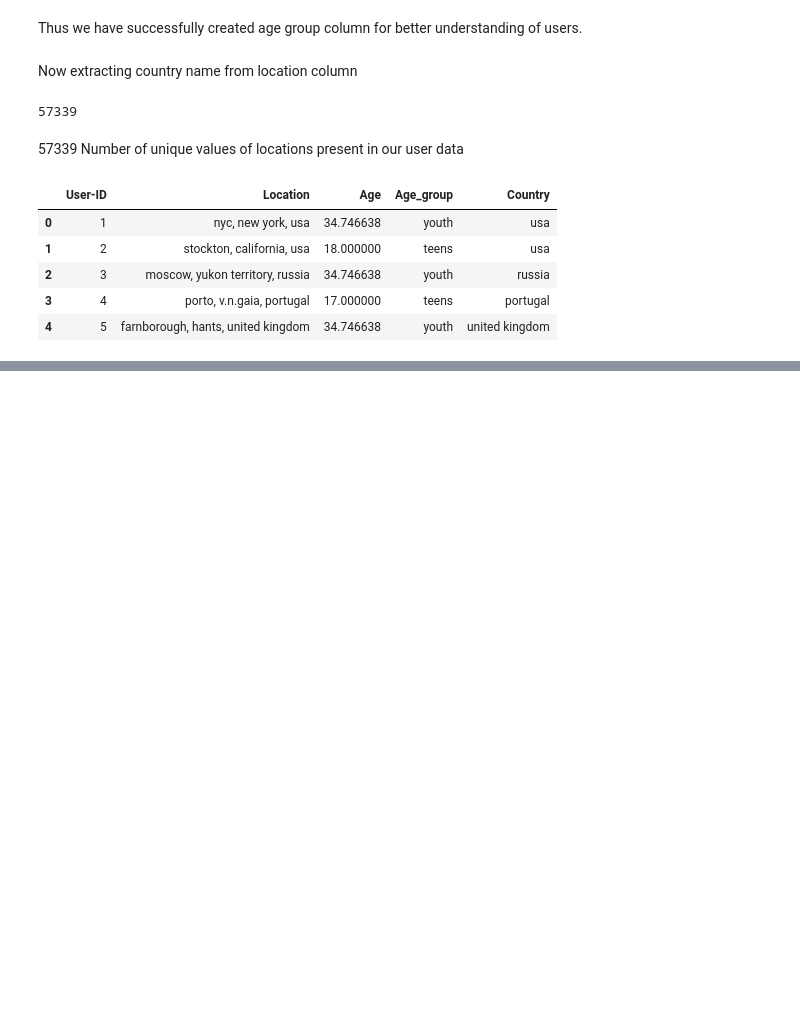
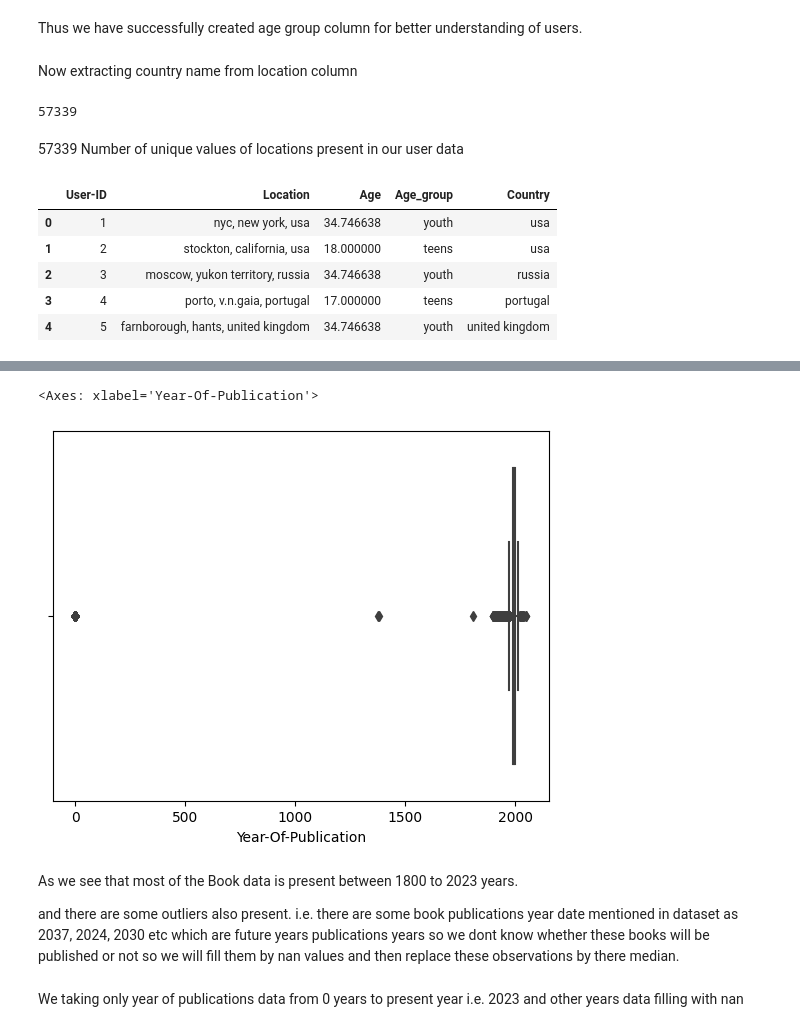
Before and after one commit to Suraj-7077/Unsupervised-ML-Book-Recommendation-system-Model, a Jupyter notebook: Unsupervised_ML_Capstone_Project_IV_.ipynb, the cells around one changed output, grey strips where cells are left out. Cells and saved outputs as stored; diff of their text form; code cells hidden in the pictures; blank space fills up the shorter version.

```diff
--- a/Unsupervised_ML_Capstone_Project_IV_.ipynb
+++ b/Unsupervised_ML_Capstone_Project_IV_.ipynb
@@ -382,0 +579,11 @@ user_df.head()
+# %%
+sns.boxplot(x='Year-Of-Publication', data= book_df)
+# %% [output]
+<Axes: xlabel='Year-Of-Publication'>
+[figure, added]
+# %% [markdown]
+As we see that most of the Book data is present between 1800 to 2023 years.
+
+and there are some outliers also present. i.e. there are some book publications year date mentioned in dataset as 2037, 2024, 2030 etc which are future years publications years so we dont know whether these books will be published or not so we will fill them by nan values and then replace these observations by there median.
+# %% [markdown]
+We taking only year of publications data from 0 years to present year i.e. 2023 and other years data filling with nan
```
Also changed, not shown: parts of 53 cells of this notebook.
